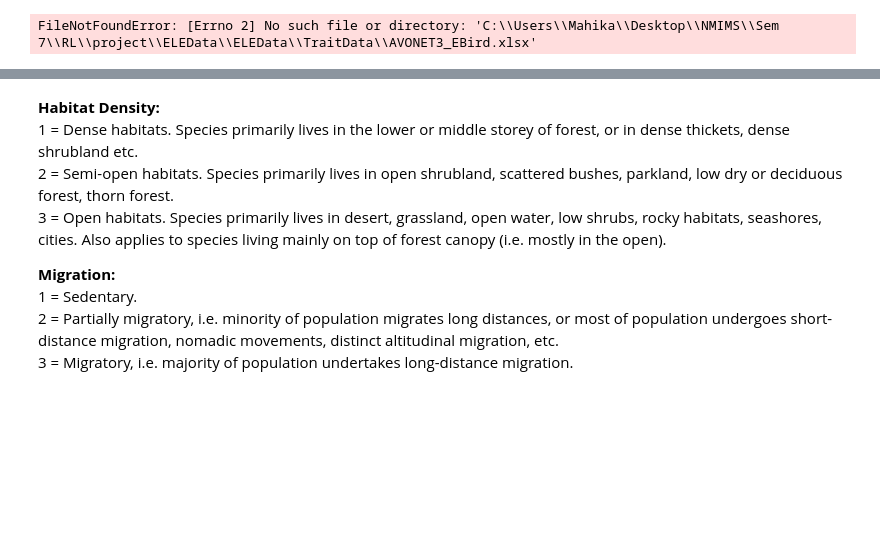
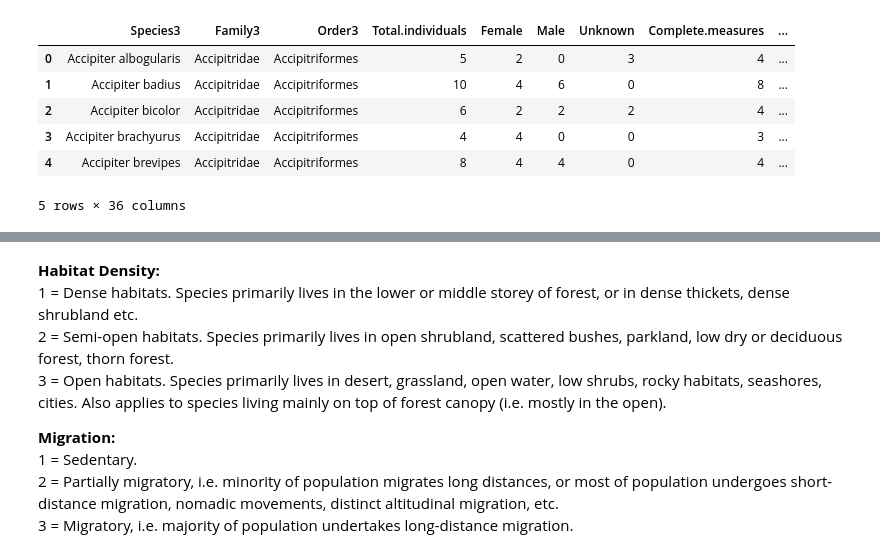
Before and after one commit to dipto8103/Bird_Evolution, a Jupyter notebook: Datasets/EDA/EBird.ipynb, the cells around one changed output, grey strips where cells are left out. Drawn from its saved outputs; the diff is of its cells as text; code cells hidden in the pictures; blank space fills up the shorter version.

```diff
--- a/Datasets/EDA/EBird.ipynb
+++ b/Datasets/EDA/EBird.ipynb
@@ -5,10 +5,16 @@ import pandas as pd
 import itertools
 import seaborn as sns
 # %%
-file_path = 'C:\\Users\\Mahika\\Desktop\\NMIMS\\Sem 7\\RL\\project\\ELEData\\ELEData\\TraitData\\AVONET3_EBird.xlsx'
+file_path = r'D:\SEM 7\ReinforcementLearning_MegaProject\Datasets\ELEData\ELEData\TraitData\AVONET3_BirdTree.xlsx'
 df = pd.read_excel(file_path, sheet_name='AVONET3_BirdTree')
 df.head()
 # %% [output]
+|  | Species3 | Family3 | Order3 | Total.individuals | Female | Male | Unknown | Complete.measures | ... |
+| 0 | Accipiter albogularis | Accipitridae | Accipitriformes | 5 | 2 | 0 | 3 | 4 | ... |
+| 1 | Accipiter badius | Accipitridae | Accipitriformes | 10 | 4 | 6 | 0 | 8 | ... |
+| 2 | Accipiter bicolor | Accipitridae | Accipitriformes | 6 | 2 | 2 | 2 | 4 | ... |
+| 3 | Accipiter brachyurus | Accipitridae | Accipitriformes | 4 | 4 | 0 | 0 | 3 | ... |
+| 4 | Accipiter brevipes | Accipitridae | Accipitriformes | 8 | 4 | 4 | 0 | 4 | ... |
-FileNotFoundError: [Errno 2] No such file or directory: 'C:\\Users\\Mahika\\Desktop\\NMIMS\\Sem 7\\RL\\project\\ELEData\\ELEData\\TraitData\\AVONET3_EBird.xlsx'
+5 rows × 36 columns
 # %%
 df.columns
```
Also changed, not shown: parts of 9 cells of this notebook, 2 other files.
